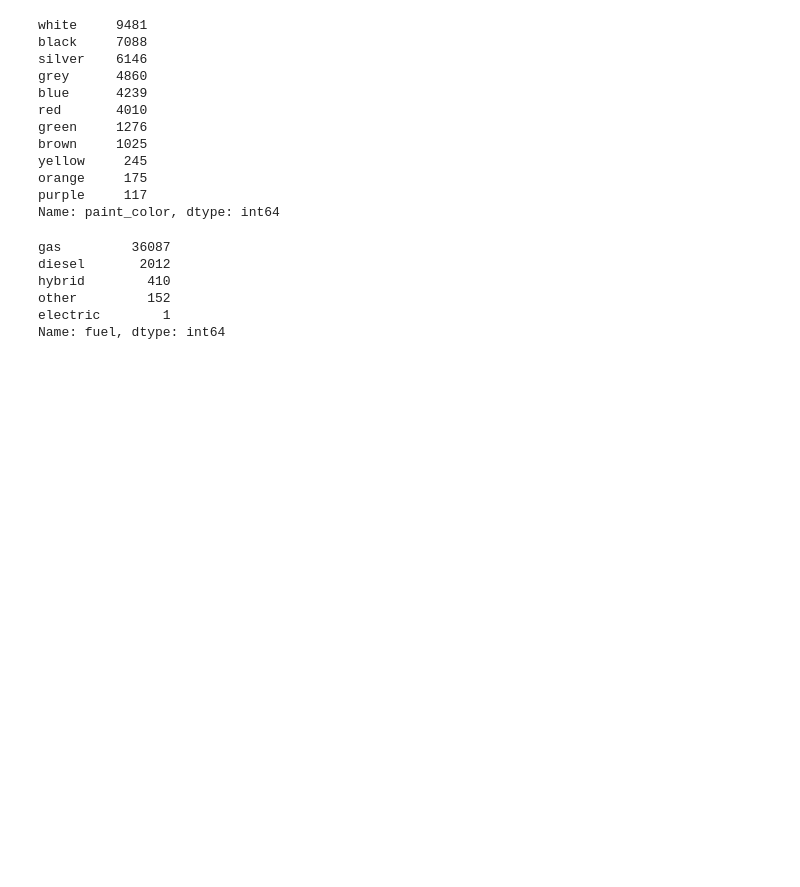
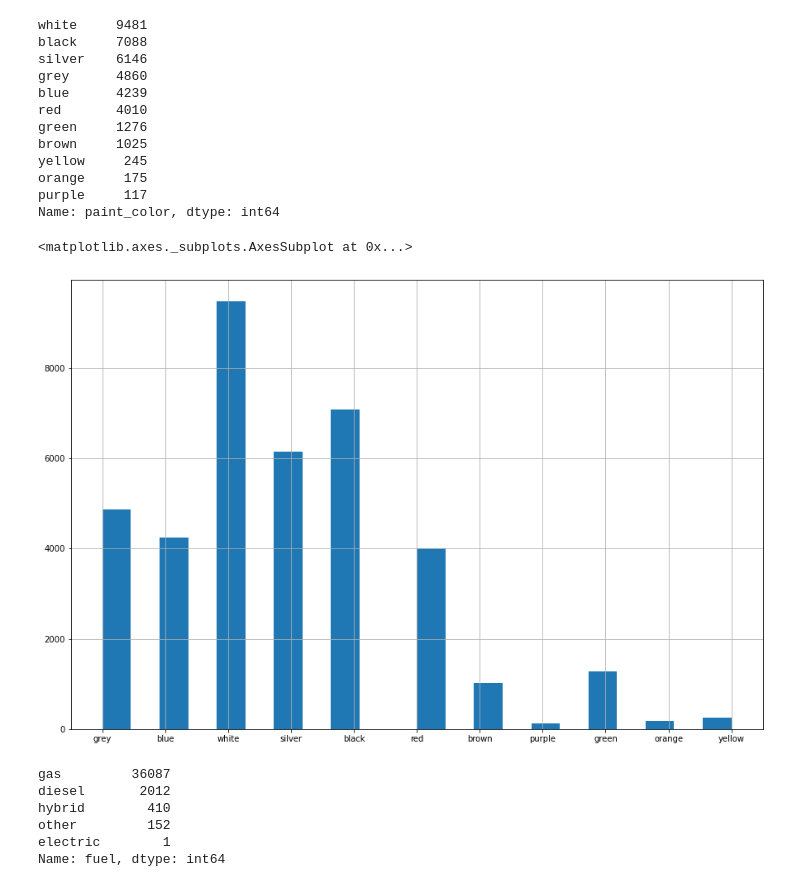
Before and after one commit to cmeehan340/ML_Fall2020_Project, a Jupyter notebook: project_data.ipynb, the cells around one changed output. Cells and saved outputs as stored; diff of their text form; code cells hidden in the pictures; blank space fills up the shorter version.

```diff
--- a/project_data.ipynb
+++ b/project_data.ipynb
@@ -199,6 +203,11 @@ yellow     245
 orange     175
 purple     117
 Name: paint_color, dtype: int64
+# %%
+df['paint_color'].hist(bins=22,figsize=(15,10))
+# %% [output]
+<matplotlib.axes._subplots.AxesSubplot at 0x...>
+[figure, added]
 # %%
 df['fuel'].value_counts()
 # %% [output]
```
Also changed, not shown: parts of 14 cells of this notebook, 1 other file.
